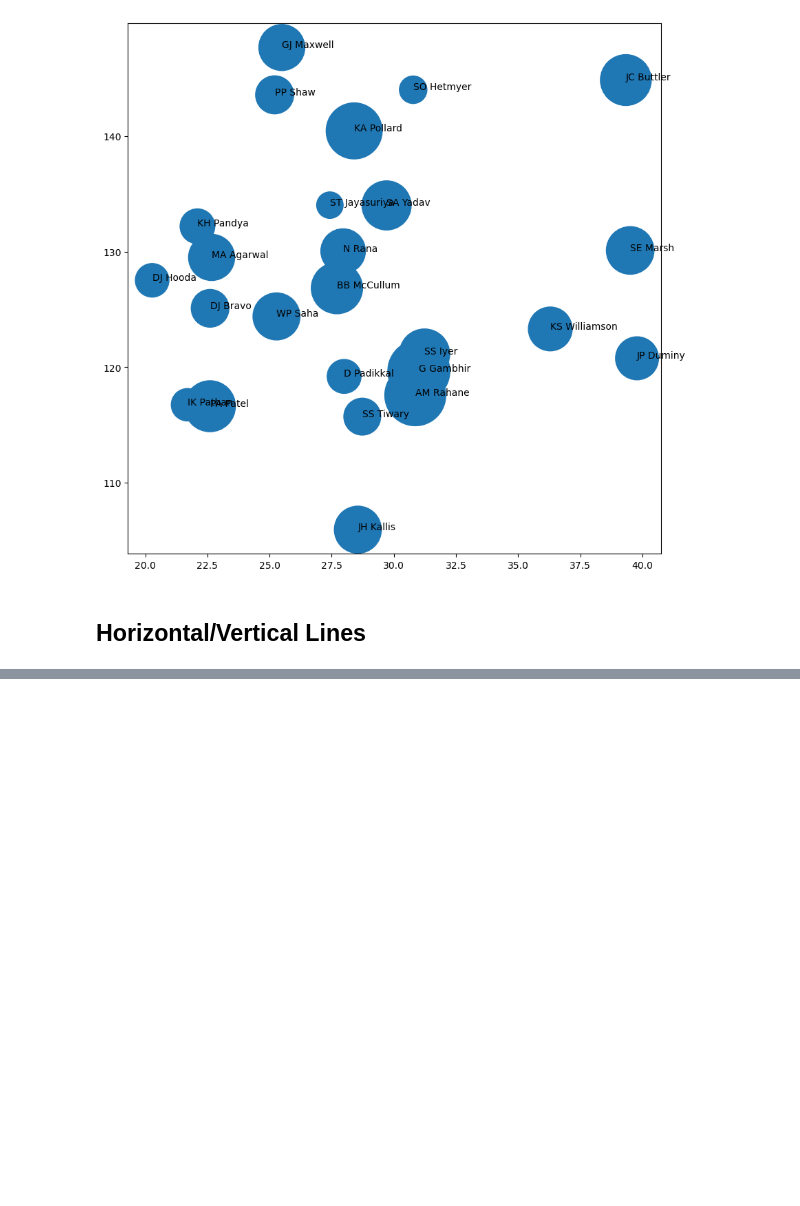
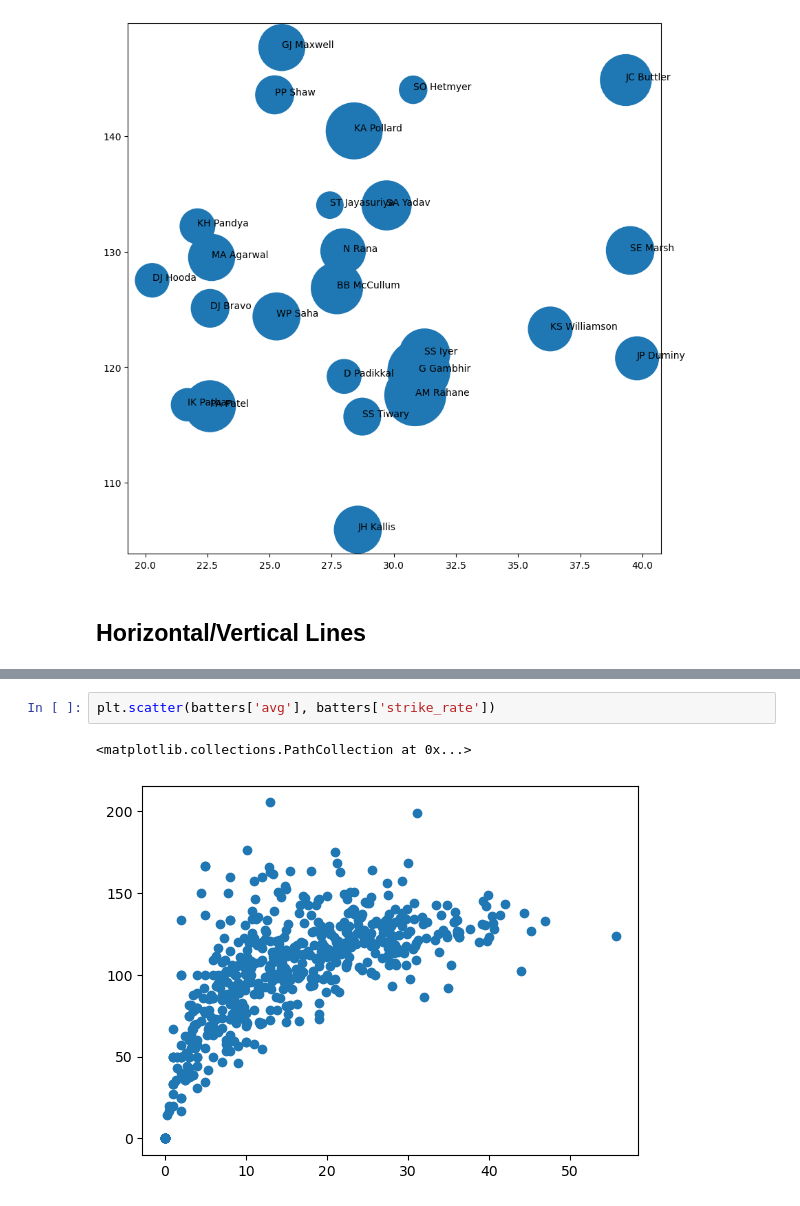
Before and after one commit to shubhammgits/Python-DS-AIML, a Jupyter notebook: MATPLOTLIB/advanced.ipynb, the cells around one changed output, grey strips where cells are left out. Saved outputs shown, nothing was run; the diff lists cells and outputs as text; blank space fills up the shorter version.

```diff
--- a/MATPLOTLIB/advanced.ipynb
+++ b/MATPLOTLIB/advanced.ipynb
@@ -122,0 +136,5 @@ for i in range(sample.shape[0]):
+# %%
+plt.scatter(batters['avg'], batters['strike_rate'])
+# %% [output]
+<matplotlib.collections.PathCollection at 0x...>
+[figure, added]
```
Also changed, not shown: parts of 4 cells of this notebook.
